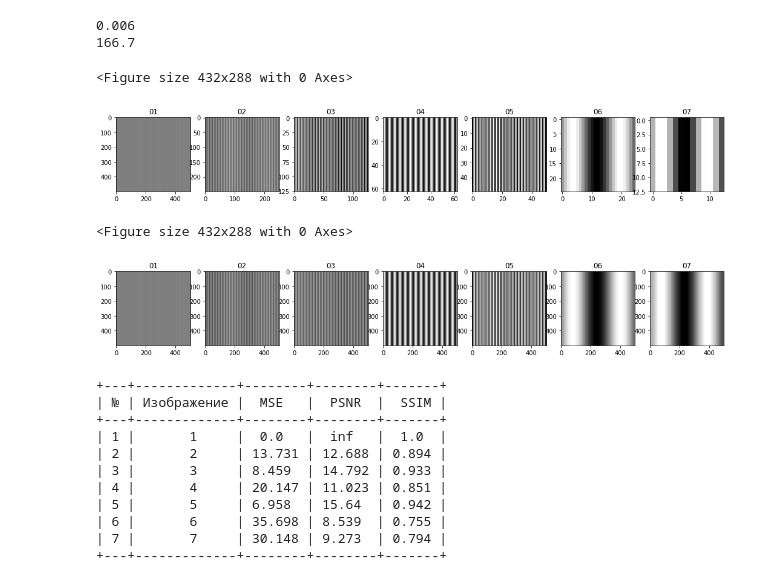
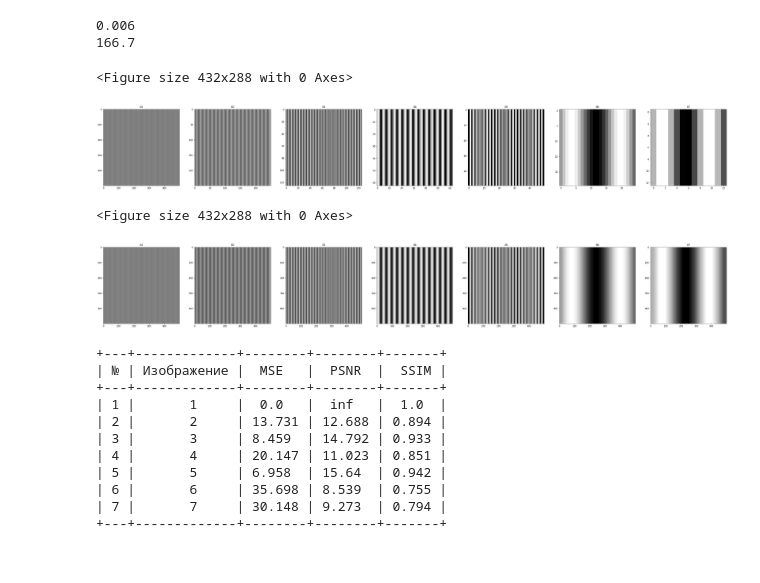
Before and after one commit to GreyImediary/tech_vision, a Jupyter notebook: lab_1/lab_1.ipynb, the cells around one changed output. Drawn from its saved outputs; the diff is of its cells as text; code cells hidden in the pictures.

```diff
--- a/lab_1/lab_1.ipynb
+++ b/lab_1/lab_1.ipynb
@@ -62,35 +62,35 @@ img4 = image(sampling(0.8))
 img5 = image(sampling(1))
 img6 = image(sampling(2))
 img7 = image(sampling(4))
 
 fig = plt.figure()
 
 fig, ([ax1, ax2, ax3, ax4, ax5, ax6,ax7] ) = plt.subplots(
     nrows=1, ncols=7,
-    figsize=(18, 14)
+    figsize=(50, 50)
 )
 
 ax1.set_title('01')
 ax2.set_title('02')
 ax3.set_title('03')
 ax4.set_title('04')
 ax5.set_title('05')
 ax6.set_title('06')
 ax7.set_title('07')
 
 
 ax1.imshow(img1, cmap='gray')
 ax2.imshow(img2, cmap='gray')
 ax3.imshow(img3, cmap='gray')
 ax4.imshow(img4,cmap='gray')
 ax5.imshow(img5, cmap='gray')
 ax6.imshow(img6, cmap='gray')
 ax7.imshow(img7,cmap='gray')
 
 plt.show()
 # %% [output]
 <Figure size 432x288 with 0 Axes>
-[figure, old version]
+[figure, new version]
 # %%
 # Изменение размера - интерполяция методом ближайшего соседа
 def interpolation(img, size):
@@ -109,7 +109,7 @@ fig = plt.figure()
 
 fig, ([ax1, ax2, ax3, ax4, ax5, ax6,ax7] ) = plt.subplots(
     nrows=1, ncols=7,
-    figsize=(18, 14)
+    figsize=(50, 50)
 )
 
 ax1.set_title('01')
@@ -132,7 +132,7 @@ ax7.imshow(img7Intr,cmap='gray')
 plt.show()
 # %% [output]
 <Figure size 432x288 with 0 Axes>
-[figure, old version]
+[figure, new version]
 # %%
 images = [img1Intr, img2Intr, img3Intr, img4Intr, img5Intr, img6Intr, img7Intr]
 
```
